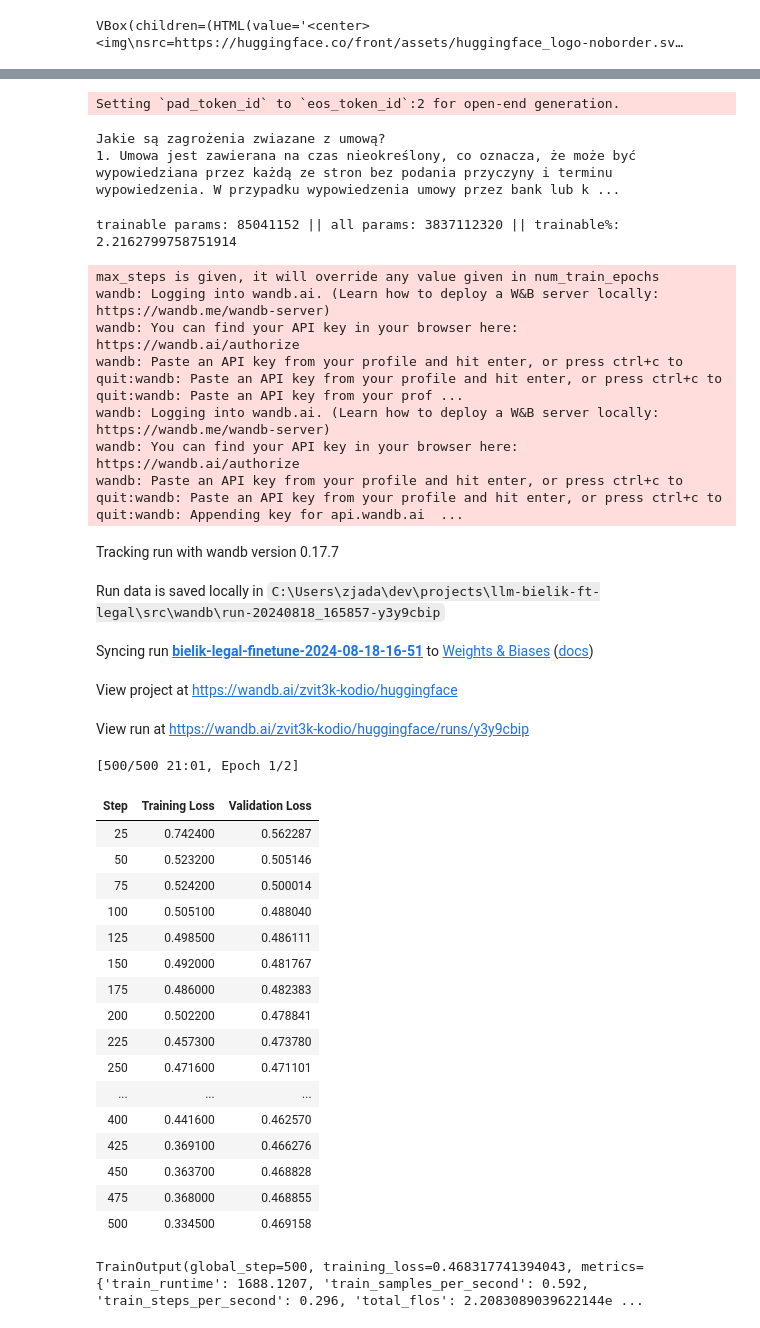
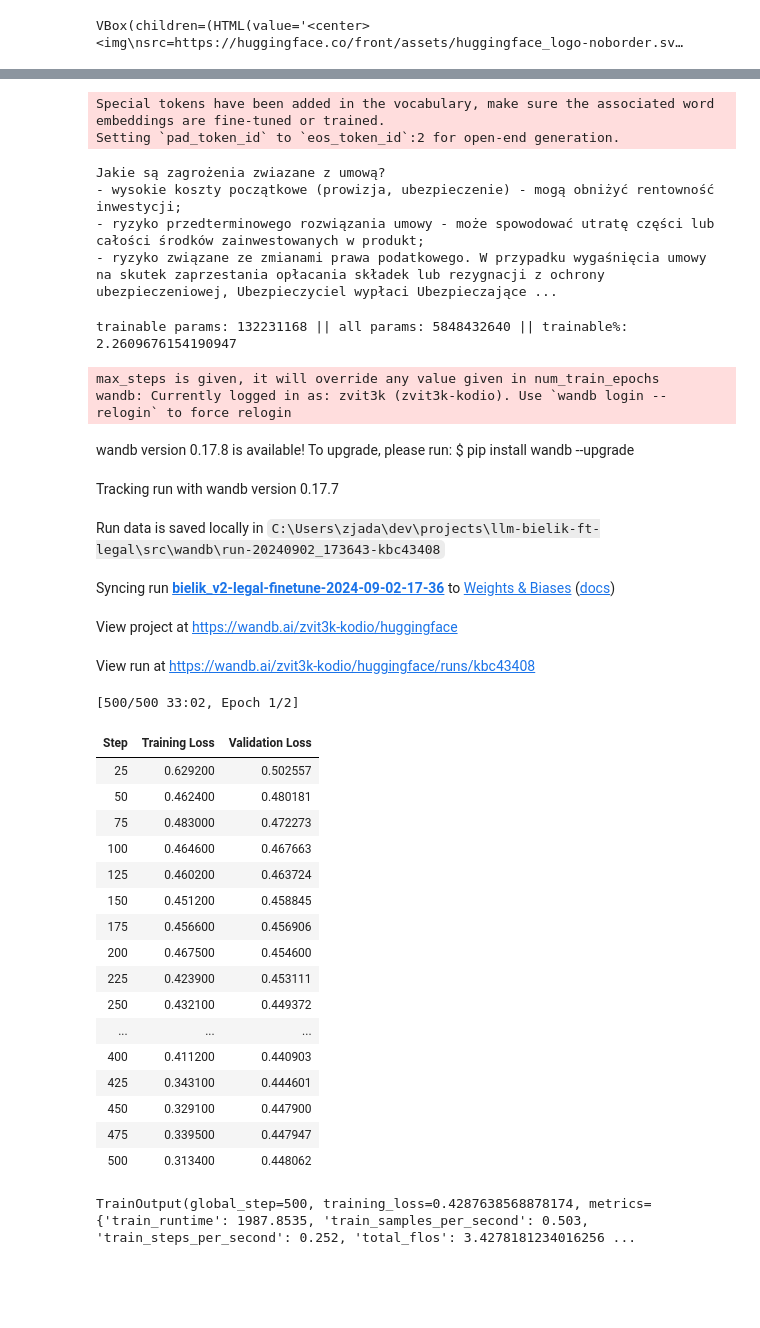
Before and after one commit to witold87/llm-bielik-ft-legal, a Jupyter notebook: src/ft.ipynb, the cells around one changed output, grey strips where cells are left out. Cells and saved outputs as stored; diff of their text form; code cells hidden in the pictures; blank space fills up the shorter version.

```diff
--- a/src/ft.ipynb
+++ b/src/ft.ipynb
@@ -21,7 +21,7 @@ VBox(children=(HTML(value='<center> <img\nsrc=https://huggingface.co/front/asset
 import torch
 from transformers import AutoTokenizer, AutoModelForCausalLM, BitsAndBytesConfig
 
-base_model_id = "speakleash/Bielik-7B-v0.1"
+base_model_id = "speakleash/Bielik-11B-v2"
 bnb_config = BitsAndBytesConfig(
     load_in_4bit=True,
     bnb_4bit_use_double_quant=True,
@@ -111,9 +113,12 @@ model.eval()
 with torch.no_grad():
     print(eval_tokenizer.decode(model.generate(**model_input, max_new_tokens=256, repetition_penalty=1.15)[0], skip_special_tokens=True))
 # %% [output]
+Special tokens have been added in the vocabulary, make sure the associated word embeddings are fine-tuned or trained.
 Setting `pad_token_id` to `eos_token_id`:2 for open-end generation.
 Jakie są zagrożenia zwiazane z umową?
-1. Umowa jest zawierana na czas nieokreślony, co oznacza, że może być wypowiedziana przez każdą ze stron bez podania przyczyny i terminu wypowiedzenia. W przypadku wypowiedzenia umowy przez bank lub k ...
+- wysokie koszty początkowe (prowizja, ubezpieczenie) - mogą obniżyć rentowność inwestycji;
+- ryzyko przedterminowego rozwiązania umowy - może spowodować utratę części lub całości środków zainwestowanych w produkt;
+- ryzyko związane ze zmianami prawa podatkowego. W przypadku wygaśnięcia umowy na skutek zaprzestania opłacania składek lub rezygnacji z ochrony ubezpieczeniowej, Ubezpieczyciel wypłaci Ubezpieczające ...
 # %%
 from peft import prepare_model_for_kbit_training
 
@@ -157,7 +162,7 @@ config = LoraConfig(
 model = get_peft_model(model, config)
 print_trainable_parameters(model)
 # %% [output]
-trainable params: 85041152 || all params: 3837112320 || trainable%: 2.2162799758751914
+trainable params: 132231168 || all params: 5848432640 || trainable%: 2.2609676154190947
 # %%
 from accelerate import Accelerator
 accelerator = Accelerator()
@@ -167,7 +172,7 @@ import transformers
 from datetime import datetime
 
 project = "legal-finetune"
-base_model_name = "bielik"
+base_model_name = "bielik_v2"
 run_name = base_model_name + "-" + project
 output_dir = "./" + run_name
 
@@ -176,62 +181,58 @@ trainer = transformers.Trainer(
     train_dataset=tokenized_train_dataset,
     eval_dataset=tokenized_val_dataset,
     args=transformers.TrainingArguments(
         output_dir=output_dir,
         warmup_steps=2,
         per_device_train_batch_size=2,
         gradient_accumulation_steps=1,
         gradient_checkpointing=True,
         max_steps=500,
         learning_rate=2.5e-5, # Want a small lr for finetuning
         bf16=True,
         optim="paged_adamw_8bit",
         logging_steps=25,              # When to start reporting loss
         logging_dir="./logs",        # Directory for storing logs
         save_strategy="steps",       # Save the model checkpoint every logging step
         save_steps=25,                # Save checkpoints every 50 steps
         evaluation_strategy="steps", # Evaluate the model every logging step
         eval_steps=25,               # Evaluate and save checkpoints every 50 steps
         do_eval=True,                # Perform evaluation at the end of training
         report_to="wandb",           # Comment this out if you don't want to use weights & baises
         run_name=f"{run_name}-{datetime.now().strftime('%Y-%m-%d-%H-%M')}"          # Name of the W&B run (optional)
     ),
     data_collator=transformers.DataCollatorForLanguageModeling(tokenizer, mlm=False),
 )
 
 model.config.use_cache = False  # silence the warnings. Please re-enable for inference!
 trainer.train()
 # %% [output]
 max_steps is given, it will override any value given in num_train_epochs
-wandb: Logging into wandb.ai. (Learn how to deploy a W&B server locally: https://wandb.me/wandb-server)
-wandb: You can find your API key in your browser here: https://wandb.ai/authorize
-wandb: Paste an API key from your profile and hit enter, or press ctrl+c to quit:wandb: Paste an API key from your profile and hit enter, or press ctrl+c to quit:wandb: Paste an API key from your prof ...
-wandb: Logging into wandb.ai. (Learn how to deploy a W&B server locally: https://wandb.me/wandb-server)
-wandb: You can find your API key in your browser here: https://wandb.ai/authorize
-wandb: Paste an API key from your profile and hit enter, or press ctrl+c to quit:wandb: Paste an API key from your profile and hit enter, or press ctrl+c to quit:wandb: Appending key for api.wandb.ai  ...
+wandb: Currently logged in as: zvit3k (zvit3k-kodio). Use `wandb login --relogin` to force relogin
-Tracking run with wandb version 0.17.7
+wandb version 0.17.8 is available! To upgrade, please run: $ pip install wandb --upgrade
-Run data is saved locally in C:\Users\zjada\dev\projects\llm-bielik-ft-legal\src\wandb\run-20240818_165857-y3y9cbip
+Tracking run with wandb version 0.17.7
-Syncing run bielik-legal-finetune-2024-08-18-16-51 to Weights & Biases (docs)
+Run data is saved locally in C:\Users\zjada\dev\projects\llm-bielik-ft-legal\src\wandb\run-20240902_173643-kbc43408
-View project at https://wandb.ai/zvit3k-kodio/huggingface
+Syncing run bielik_v2-legal-finetune-2024-09-02-17-36 to Weights & Biases (docs)
-View run at https://wandb.ai/zvit3k-kodio/huggingface/runs/y3y9cbip
+View project at https://wandb.ai/zvit3k-kodio/huggingface
+View run at https://wandb.ai/zvit3k-kodio/huggingface/runs/kbc43408
-[500/500 21:01, Epoch 1/2]
+[500/500 33:02, Epoch 1/2]
 | Step | Training Loss | Validation Loss |
-| 25 | 0.742400 | 0.562287 |
-| 50 | 0.523200 | 0.505146 |
-| 75 | 0.524200 | 0.500014 |
-| 100 | 0.505100 | 0.488040 |
-| 125 | 0.498500 | 0.486111 |
-| 150 | 0.492000 | 0.481767 |
-| 175 | 0.486000 | 0.482383 |
-| 200 | 0.502200 | 0.478841 |
-| 225 | 0.457300 | 0.473780 |
-| 250 | 0.471600 | 0.471101 |
+| 25 | 0.629200 | 0.502557 |
+| 50 | 0.462400 | 0.480181 |
+| 75 | 0.483000 | 0.472273 |
+| 100 | 0.464600 | 0.467663 |
+| 125 | 0.460200 | 0.463724 |
+| 150 | 0.451200 | 0.458845 |
+| 175 | 0.456600 | 0.456906 |
+| 200 | 0.467500 | 0.454600 |
+| 225 | 0.423900 | 0.453111 |
+| 250 | 0.432100 | 0.449372 |
 | ... | ... | ... |
-| 400 | 0.441600 | 0.462570 |
-| 425 | 0.369100 | 0.466276 |
-| 450 | 0.363700 | 0.468828 |
-| 475 | 0.368000 | 0.468855 |
-| 500 | 0.334500 | 0.469158 |
+| 400 | 0.411200 | 0.440903 |
+| 425 | 0.343100 | 0.444601 |
+| 450 | 0.329100 | 0.447900 |
+| 475 | 0.339500 | 0.447947 |
+| 500 | 0.313400 | 0.448062 |
-TrainOutput(global_step=500, training_loss=0.468317741394043, metrics={'train_runtime': 1688.1207, 'train_samples_per_second': 0.592, 'train_steps_per_second': 0.296, 'total_flos': 2.2083089039622144e ...
+TrainOutput(global_step=500, training_loss=0.4287638568878174, metrics={'train_runtime': 1987.8535, 'train_samples_per_second': 0.503, 'train_steps_per_second': 0.252, 'total_flos': 3.4278181234016256 ...
 # %%
 import torch
 from transformers import AutoTokenizer, AutoModelForCausalLM, BitsAndBytesConfig
```
Also changed, not shown: parts of 10 cells of this notebook, 4 other files.
